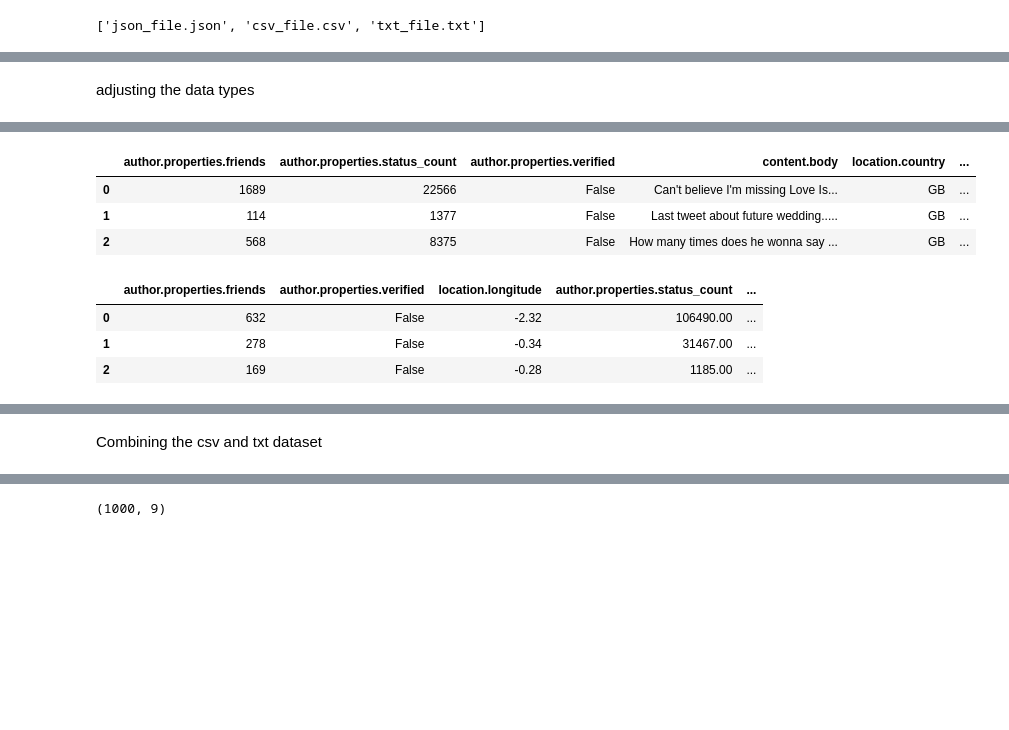
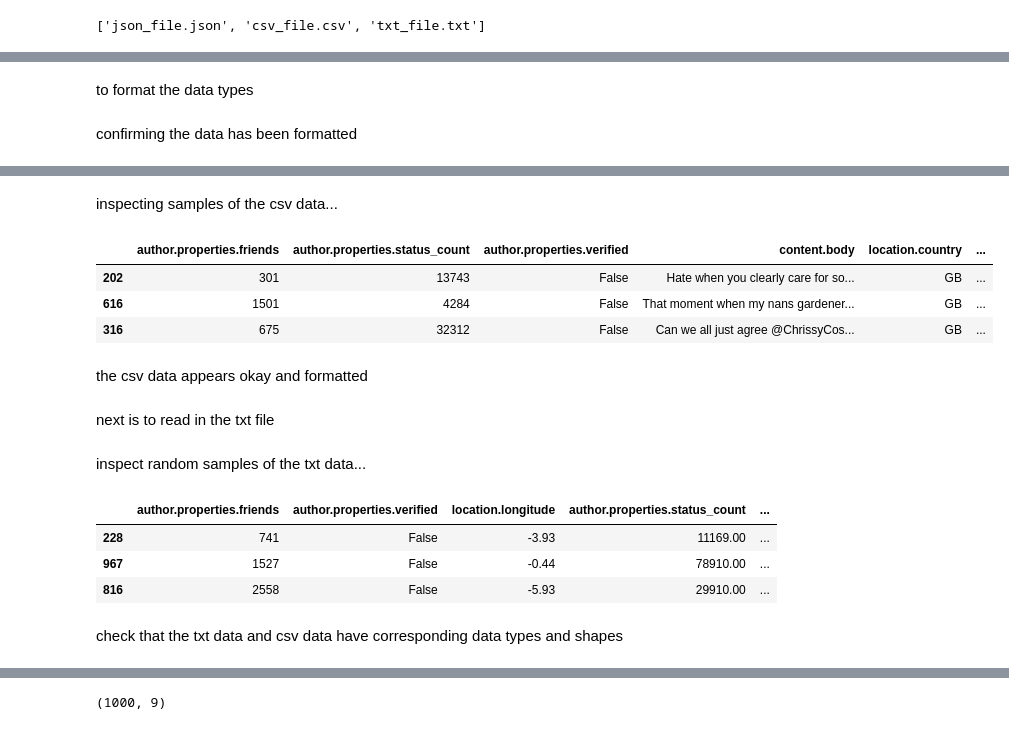
Before and after one commit to gkadeoti/datahakerman_final_project, a Jupyter notebook: TS02_Dataframe_Merging.ipynb, the cells around one changed output, grey strips where cells are left out. Cells and saved outputs as stored; diff of their text form; code cells hidden in the pictures; blank space fills up the shorter version.

```diff
--- a/TS02_Dataframe_Merging.ipynb
+++ b/TS02_Dataframe_Merging.ipynb
@@ -46,3 +32,3 @@ os.listdir()
 # %%
-main_path = os.path.join(main_working_folder,data_folder)
+file_path = os.path.join(main_working_folder,data_folder)
 # %%
@@ -54,7 +42,7 @@ os.listdir(main_path)
 # %% [output]
 ['json_file.json', 'csv_file.csv', 'txt_file.txt']
 # %%
-files_list = os.listdir(main_path)
+files_list = os.listdir(file_path)
 # %%
 files_list
 # %% [output]
@@ -62,2 +52,2 @@ files_list
 # %%
-csv_data = pd.read_csv(os.path.join(main_path, files_list[1]))
+csv_data = pd.read_csv(os.path.join(file_path, files_list[1]))
@@ -81,9 +73,11 @@ Data columns (total 9 columns):
 dtypes: bool(1), float64(2), int64(3), object(3)
 memory usage: 63.6+ KB
 # %% [markdown]
-adjusting the data types
+to format the data types
 # %%
 csv_data["properties.sentiment"] = csv_data["properties.sentiment"].astype('category')
+# %% [markdown]
+confirming the data has been formatted
 # %%
 csv_data.info()
 # %% [output]
@@ -103,11 +97,17 @@ Data columns (total 9 columns):
  8   location.longitude              1000 non-null   float64
 dtypes: bool(1), category(1), float64(2), int64(2), object(3)
 memory usage: 56.9+ KB
+# %% [markdown]
+inspecting samples of the csv data...
 # %%
-csv_data.head(3)
+csv_data.sample(3)
 # %% [output]
 |  | author.properties.friends | author.properties.status_count | author.properties.verified | content.body | location.country | ... |
-| 0 | 1689 | 22566 | False | Can't believe I'm missing Love Is... | GB | ... |
-| 1 | 114 | 1377 | False | Last tweet about future wedding..... | GB | ... |
-| 2 | 568 | 8375 | False | How many times does he wonna say ... | GB | ... |
+| 202 | 301 | 13743 | False | Hate when you clearly care for so... | GB | ... |
+| 616 | 1501 | 4284 | False | That moment when my nans gardener... | GB | ... |
+| 316 | 675 | 32312 | False | Can we all just agree @ChrissyCos... | GB | ... |
+# %% [markdown]
+the csv data appears okay and formatted
+# %% [markdown]
+next is to read in the txt file
 # %%
@@ -115,10 +115,14 @@ txt_data = pd.read_csv(os.path.join(main_path, files_list[2]),delimiter=",")
+# %% [markdown]
+inspect random samples of the txt data...
 # %%
-txt_data.head(3)
+txt_data.sample(3)
 # %% [output]
 |  | author.properties.friends | author.properties.verified | location.longitude | author.properties.status_count | ... |
-| 0 | 632 | False | -2.32 | 106490.00 | ... |
-| 1 | 278 | False | -0.34 | 31467.00 | ... |
-| 2 | 169 | False | -0.28 | 1185.00 | ... |
+| 228 | 741 | False | -3.93 | 11169.00 | ... |
+| 967 | 1527 | False | -0.44 | 78910.00 | ... |
+| 816 | 2558 | False | -5.93 | 29910.00 | ... |
+# %% [markdown]
+check that the txt data and csv data have corresponding data types and shapes
 # %%
 txt_data.info()
 # %% [output]
@@ -138,5 +142,3 @@ Data columns (total 9 columns):
  8   properties.platform             998 non-null    object
 dtypes: float64(4), object(5)
 memory usage: 70.4+ KB
-# %% [markdown]
-Combining the csv and txt dataset
```
Also changed, not shown: parts of 27 cells of this notebook, 2 other files.
